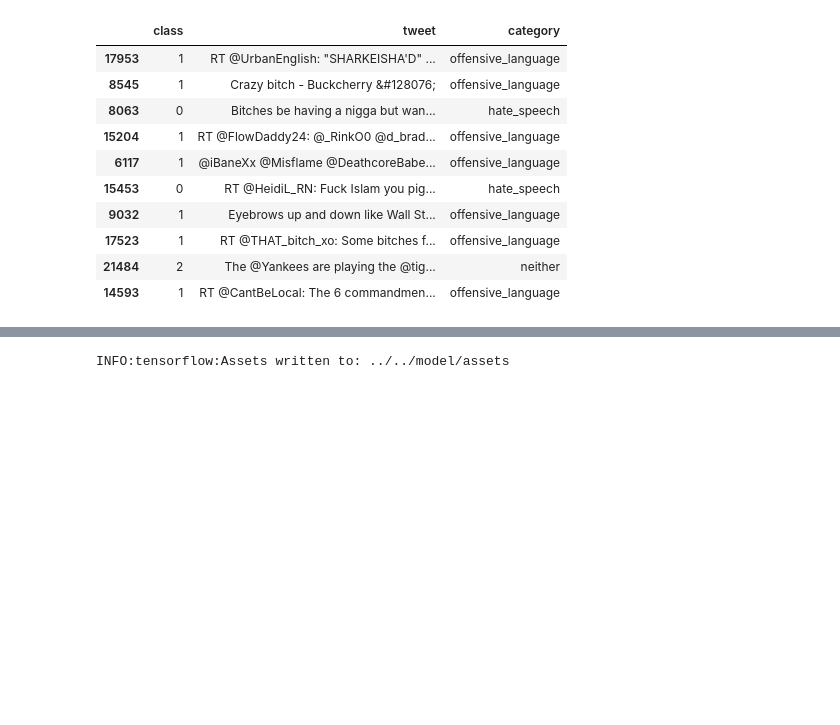
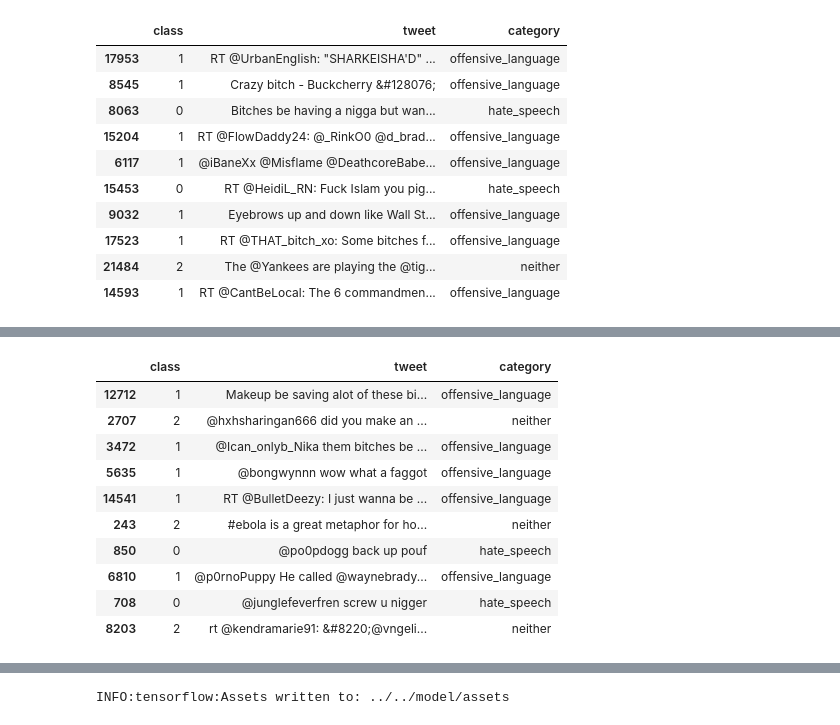
Before and after one commit to andriansyahp/-hateful-offensive-detection-backend, a Jupyter notebook: model/src/detection.ipynb, the cells around one changed output, grey strips where cells are left out. Cells and saved outputs as stored; diff of their text form; code cells hidden in the pictures; blank space fills up the shorter version.

```diff
--- a/model/src/detection.ipynb
+++ b/model/src/detection.ipynb
@@ -91,0 +109,16 @@ fig.show()
+# %%
+def augment_text(df, aug, class_cat):
+    new_tweets=[]
+
+    ## data augmentation loop
+    for twt in df['tweet']:
+        for dup in range(np.random.randint(1,5)):
+            augmented_text = aug.augment(twt)
+            new_tweets.append(augmented_text)
+
+    ## dataframe
+    new=pd.DataFrame({'class':[class_cat for i in range(len(new_tweets))],
+                      'tweet':new_tweets,
+                      'category': ['hate_speech' if class_cat==0 else 'neither' for i in range(len(new_tweets))]})
+    # df=shuffle(df.append(new).reset_index(drop=True))
+    return new
@@ -91,0 +168,15 @@ fig.show()
+# %%
+augmented_raw = pd.concat(shuffle([augmented_0, undersampled_1, augmented_2]))
+augmented_raw.sample(10)
+# %% [output]
+|  | class | tweet | category |
+| 12712 | 1 | Makeup be saving alot of these bi... | offensive_language |
+| 2707 | 2 | @hxhsharingan666 did you make an ... | neither |
+| 3472 | 1 | @Ican_onlyb_Nika them bitches be ... | offensive_language |
+| 5635 | 1 | @bongwynnn wow what a faggot | offensive_language |
+| 14541 | 1 | RT @BulletDeezy: I just wanna be ... | offensive_language |
+| 243 | 2 | #ebola is a great metaphor for ho... | neither |
+| 850 | 0 | @po0pdogg back up pouf | hate_speech |
+| 6810 | 1 | @p0rnoPuppy He called @waynebrady... | offensive_language |
+| 708 | 0 | @junglefeverfren screw u nigger | hate_speech |
+| 8203 | 2 | rt @kendramarie91: &#8220;@vngeli... | neither |
```
Also changed, not shown: parts of 17 cells of this notebook, 6 other files.
